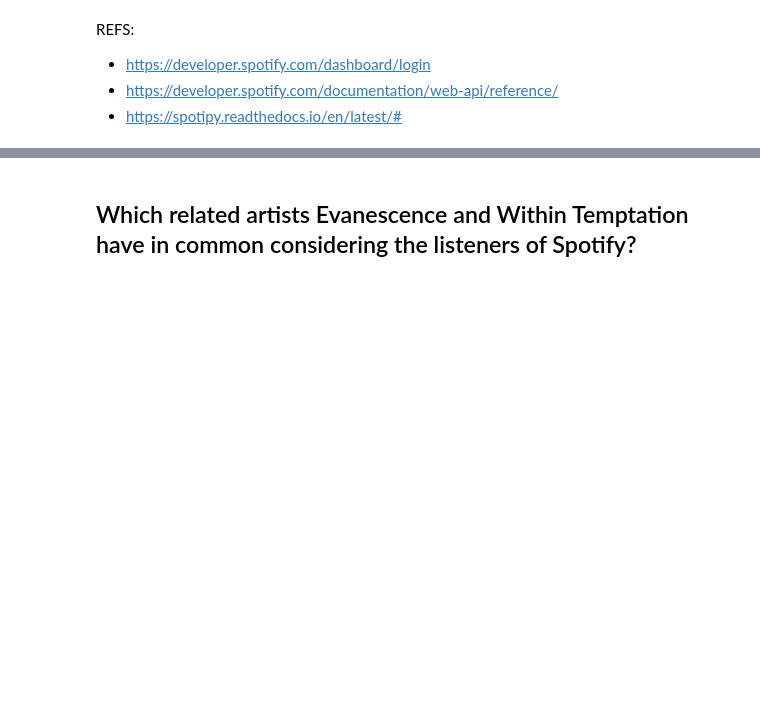
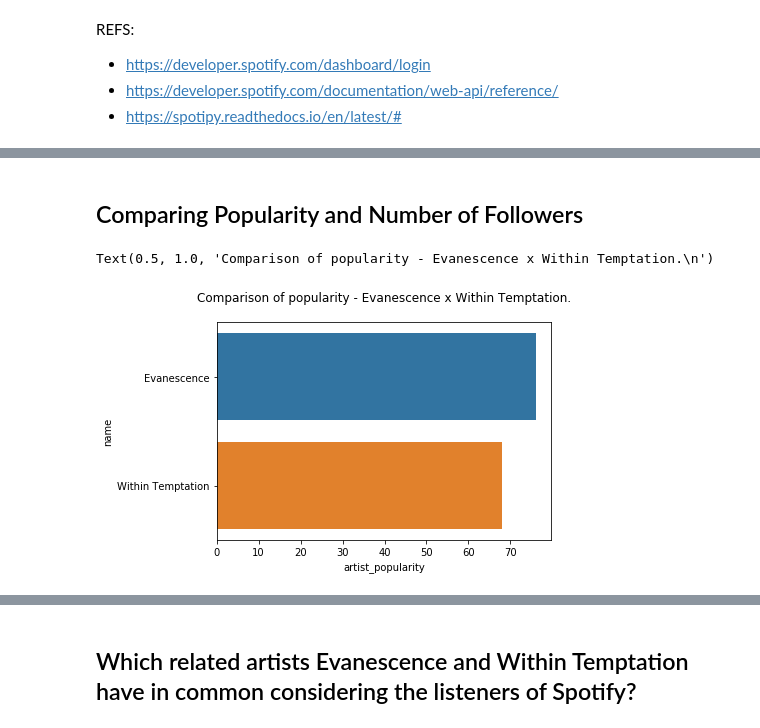
Before and after one commit to dpbac/evanescence_and_within_temptation_in_Python, a Jupyter notebook: notebook_02_retrieve_metada_Spotify_Evanescence_Within_Temptation.ipynb, the cells around one changed output, grey strips where cells are left out. Drawn from its saved outputs; the diff is of its cells as text; code cells hidden in the pictures; blank space fills up the shorter version.

```diff
--- a/notebook_02_retrieve_metada_Spotify_Evanescence_Within_Temptation.ipynb
+++ b/notebook_02_retrieve_metada_Spotify_Evanescence_Within_Temptation.ipynb
@@ -63,5 +75,5 @@ First we will use the API to retrieve information about the artist using the nam
 # %%
-def find_artist_info(artist):
+def retrieve_artist_info(artist):
 
     """ Retrieve main information about an artist given artist's name which includes also name of bands.
 
@@ -88,11 +100,11 @@ def find_artist_info(artist):
     for idx in range(len(related['artists'])):
         related_artists.append(related['artists'][idx]['name'])
 
-    return {'external_urls': artist_info['external_urls']['spotify'],
-            'followers' : artist_info['followers']['total'],
-            'id': artist_info['id'],
+    return {'id': artist_info['id'],
             'name' : artist_info['name'],
             'genres': ', '.join(artist_info['genres']),
-            'popularity' : artist_info['popularity'],
+            'artist_popularity' : artist_info['popularity'],
+            'num_followers' : artist_info['followers']['total'],
             'related_artists': ', '.join(related_artists),
+            'external_urls': artist_info['external_urls']['spotify'],
             'uri': artist_uri}
@@ -122,0 +111,15 @@ info_within_temptation
+# %%
+import pandas as pd
+
+def build_dataframe_artists_info(list_artists):
+    """ Build a dataframe with info from a list of artists (names of artists)"""
+
+    all_info = []
+
+    for name in list_artists:
+        all_info.append(retrieve_artist_info(name))
+
+    return pd.DataFrame(all_info)
+# %%
+df = build_dataframe_artists_info(['evanescence','within temptation'])
+df.columns
@@ -122,0 +130,7 @@ info_within_temptation
+# %%
+# selecting only the columns I'm interested in
+
+df = df[['name', 'genres', 'artist_popularity', 'num_followers',
+       'related_artists']]
+
+df
@@ -122,0 +141,13 @@ info_within_temptation
+# %% [markdown]
+## Comparing Popularity and Number of Followers
+# %%
+import matplotlib.pyplot as plt
+import seaborn as sns
+
+%matplotlib inline
+
+sns.barplot(data=df, y='name',x='artist_popularity')
+plt.title("Comparison of popularity - Evanescence x Within Temptation.\n")
+# %% [output]
+Text(0.5, 1.0, 'Comparison of popularity - Evanescence x Within Temptation.\n')
+[figure, added]
```
Also changed, not shown: parts of 37 cells of this notebook.
